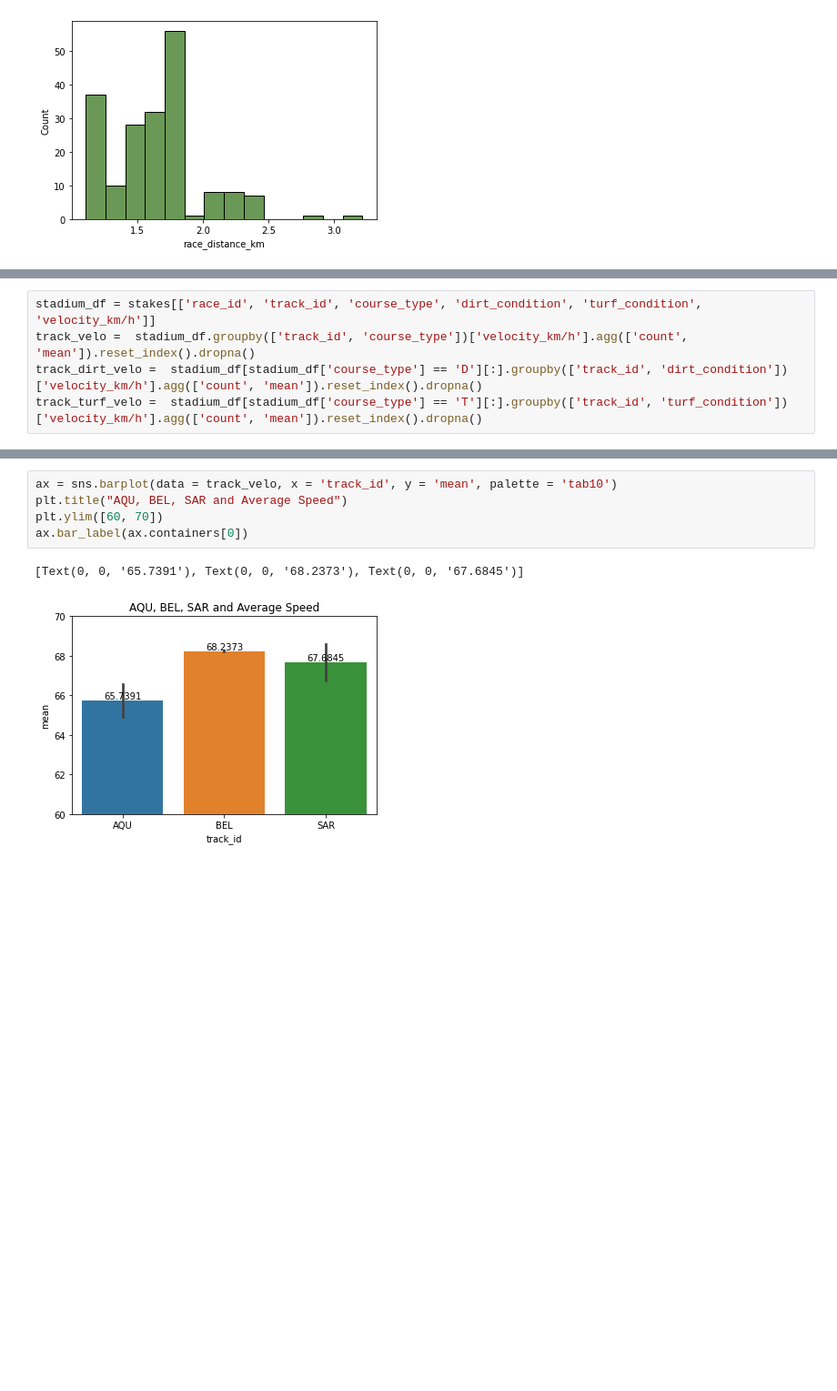
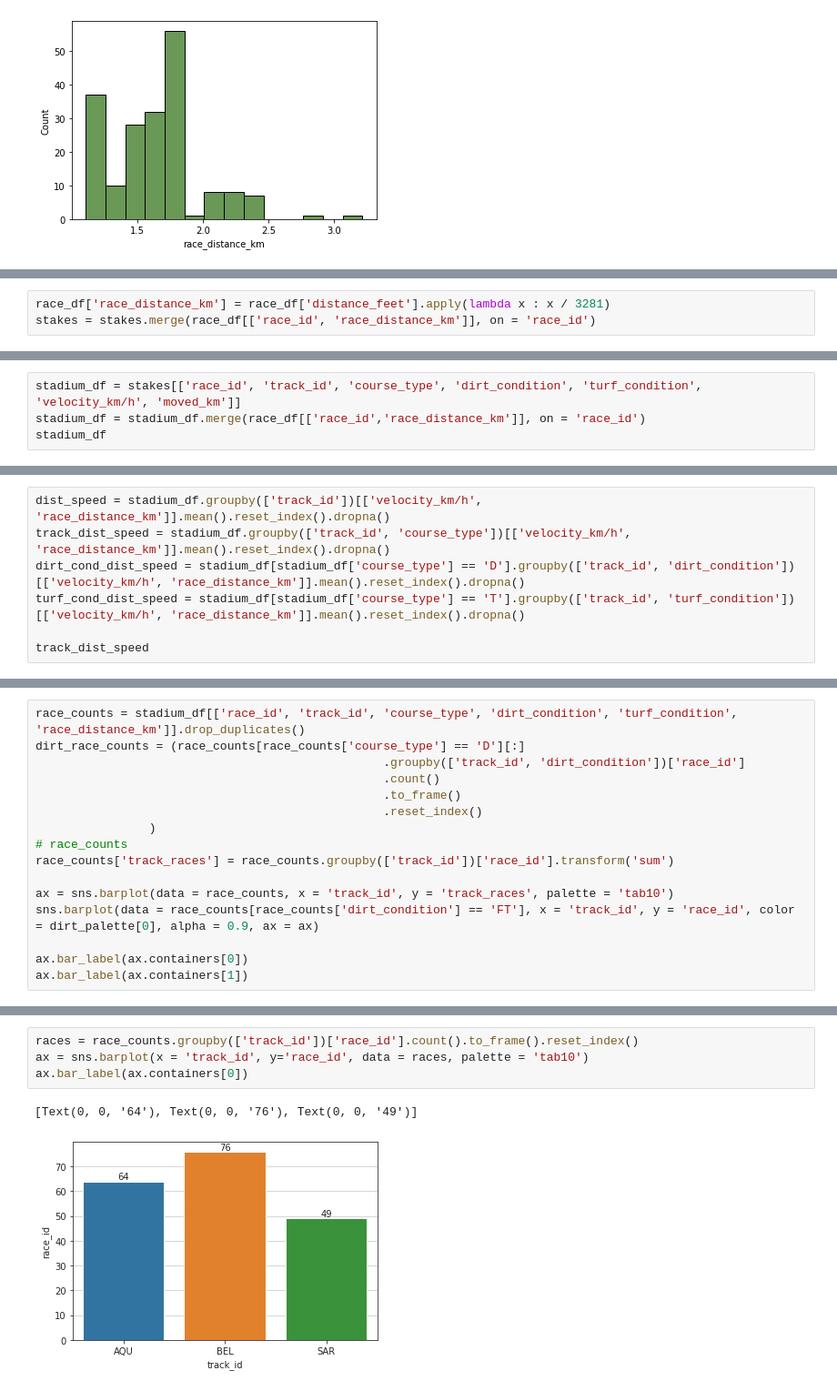
Before and after one commit to dowrave/Data_Analysis_Projects, a Jupyter notebook: 1-2022-derby-eda.ipynb, the cells around one changed output, grey strips where cells are left out. Shown at 91% size. Saved outputs shown, nothing was run; the diff lists cells and outputs as text; blank space fills up the shorter version.

```diff
--- a/1-2022-derby-eda.ipynb
+++ b/1-2022-derby-eda.ipynb
@@ -1019,0 +1017,3 @@ Index(['race_id', 'track_id', 'program_number', 'trakus_index', 'latitude',
+# %%
+race_df['race_distance_km'] = race_df['distance_feet'].apply(lambda x : x / 3281)
+stakes = stakes.merge(race_df[['race_id', 'race_distance_km']], on = 'race_id')
@@ -1019,0 +1073,4 @@ Index(['race_id', 'track_id', 'program_number', 'trakus_index', 'latitude',
+# %%
+stadium_df = stakes[['race_id', 'track_id', 'course_type', 'dirt_condition', 'turf_condition', 'velocity_km/h', 'moved_km']]
+stadium_df = stadium_df.merge(race_df[['race_id','race_distance_km']], on = 'race_id')
+stadium_df
@@ -1020,5 +1091,7 @@ Index(['race_id', 'track_id', 'program_number', 'trakus_index', 'latitude',
 # %%
-stadium_df = stakes[['race_id', 'track_id', 'course_type', 'dirt_condition', 'turf_condition', 'velocity_km/h']]
-track_velo =  stadium_df.groupby(['track_id', 'course_type'])['velocity_km/h'].agg(['count', 'mean']).reset_index().dropna()
-track_dirt_velo =  stadium_df[stadium_df['course_type'] == 'D'][:].groupby(['track_id', 'dirt_condition'])['velocity_km/h'].agg(['count', 'mean']).reset_index().dropna()
-track_turf_velo =  stadium_df[stadium_df['course_type'] == 'T'][:].groupby(['track_id', 'turf_condition'])['velocity_km/h'].agg(['count', 'mean']).reset_index().dropna()
+dist_speed = stadium_df.groupby(['track_id'])[['velocity_km/h', 'race_distance_km']].mean().reset_index().dropna()
+track_dist_speed = stadium_df.groupby(['track_id', 'course_type'])[['velocity_km/h', 'race_distance_km']].mean().reset_index().dropna()
+dirt_cond_dist_speed = stadium_df[stadium_df['course_type'] == 'D'].groupby(['track_id', 'dirt_condition'])[['velocity_km/h', 'race_distance_km']].mean().reset_index().dropna()
+turf_cond_dist_speed = stadium_df[stadium_df['course_type'] == 'T'].groupby(['track_id', 'turf_condition'])[['velocity_km/h', 'race_distance_km']].mean().reset_index().dropna()
+
+track_dist_speed
@@ -1028,0 +1218,16 @@ Index(['track_id', 'dirt_condition', 'count', 'mean'], dtype='object')
+# %%
+race_counts = stadium_df[['race_id', 'track_id', 'course_type', 'dirt_condition', 'turf_condition', 'race_distance_km']].drop_duplicates()
+dirt_race_counts = (race_counts[race_counts['course_type'] == 'D'][:]
+                                                 .groupby(['track_id', 'dirt_condition'])['race_id']
+                                                 .count()
+                                                 .to_frame()
+                                                 .reset_index()
+                )
+# race_counts
+race_counts['track_races'] = race_counts.groupby(['track_id'])['race_id'].transform('sum')
+
+ax = sns.barplot(data = race_counts, x = 'track_id', y = 'track_races', palette = 'tab10')
+sns.barplot(data = race_counts[race_counts['dirt_condition'] == 'FT'], x = 'track_id', y = 'race_id', color = dirt_palette[0], alpha = 0.9, ax = ax)
+
+ax.bar_label(ax.containers[0])
+ax.bar_label(ax.containers[1])
@@ -1029,8 +1237,7 @@ Index(['track_id', 'dirt_condition', 'count', 'mean'], dtype='object')
 # %%
-ax = sns.barplot(data = track_velo, x = 'track_id', y = 'mean', palette = 'tab10')
-plt.title("AQU, BEL, SAR and Average Speed")
-plt.ylim([60, 70])
+races = race_counts.groupby(['track_id'])['race_id'].count().to_frame().reset_index()
+ax = sns.barplot(x = 'track_id', y='race_id', data = races, palette = 'tab10')
 ax.bar_label(ax.containers[0])
 # %% [output]
-[Text(0, 0, '65.7391'), Text(0, 0, '68.2373'), Text(0, 0, '67.6845')]
+[Text(0, 0, '64'), Text(0, 0, '76'), Text(0, 0, '49')]
-[figure, old version]
+[figure, new version]
```
Also changed, not shown: parts of 29 cells of this notebook.
